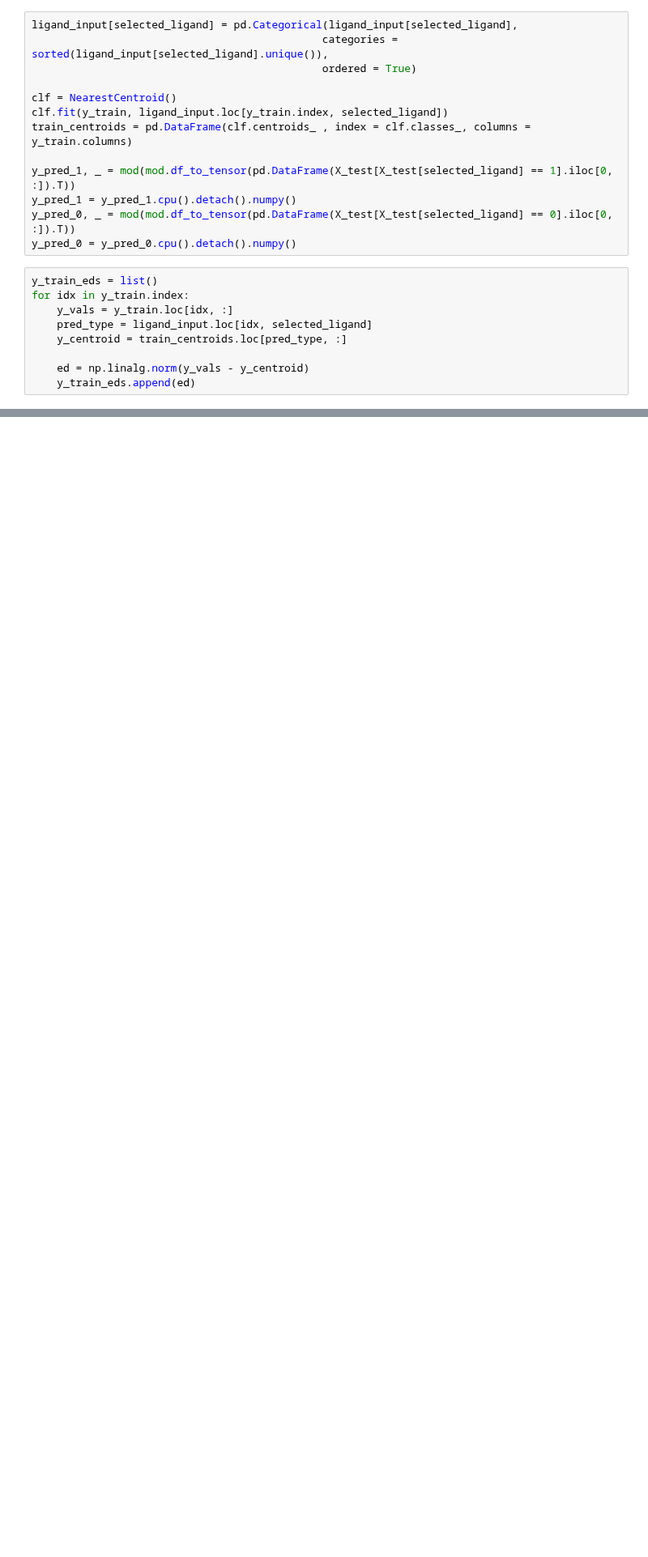
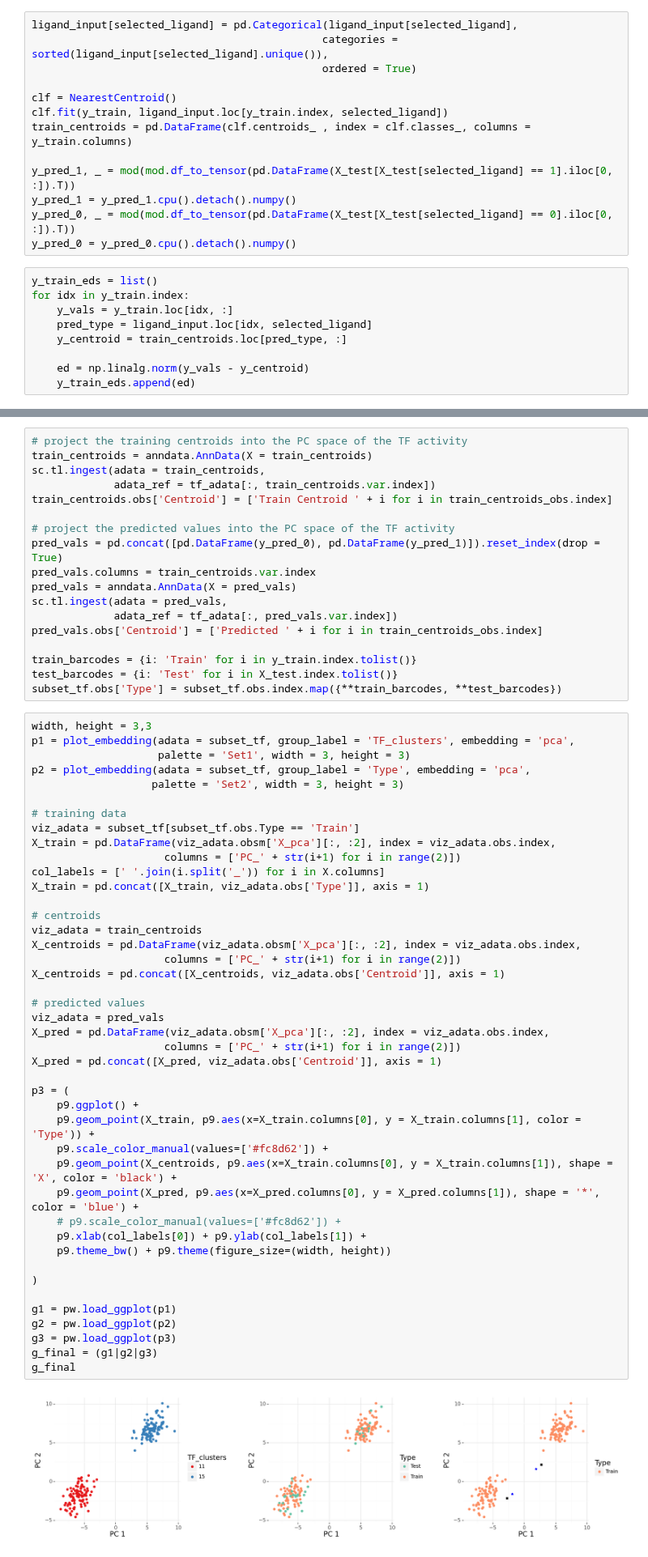
Before and after one commit to hmbaghdassarian/scLEMBAS, a Jupyter notebook: notebooks/02A_original_performance.ipynb, the cells around one changed output, grey strips where cells are left out. Shown at 81% size. Drawn from its saved outputs; the diff is of its cells as text; blank space fills up the shorter version.

Commit message:
multiplots p9, centroid visualization

```diff
--- a/notebooks/02A_original_performance.ipynb
+++ b/notebooks/02A_original_performance.ipynb
@@ -416,0 +402,63 @@ Show the centroid and predicted values in the PCA space:
+# %%
+# project the training centroids into the PC space of the TF activity
+train_centroids = anndata.AnnData(X = train_centroids)
+sc.tl.ingest(adata = train_centroids,
+             adata_ref = tf_adata[:, train_centroids.var.index])
+train_centroids.obs['Centroid'] = ['Train Centroid ' + i for i in train_centroids_obs.index]
+
+# project the predicted values into the PC space of the TF activity
+pred_vals = pd.concat([pd.DataFrame(y_pred_0), pd.DataFrame(y_pred_1)]).reset_index(drop = True)
+pred_vals.columns = train_centroids.var.index
+pred_vals = anndata.AnnData(X = pred_vals)
+sc.tl.ingest(adata = pred_vals,
+             adata_ref = tf_adata[:, pred_vals.var.index])
+pred_vals.obs['Centroid'] = ['Predicted ' + i for i in train_centroids_obs.index]
+
+train_barcodes = {i: 'Train' for i in y_train.index.tolist()}
+test_barcodes = {i: 'Test' for i in X_test.index.tolist()}
+subset_tf.obs['Type'] = subset_tf.obs.index.map({**train_barcodes, **test_barcodes})
+# %%
+width, height = 3,3
+p1 = plot_embedding(adata = subset_tf, group_label = 'TF_clusters', embedding = 'pca',
+                    palette = 'Set1', width = 3, height = 3)
+p2 = plot_embedding(adata = subset_tf, group_label = 'Type', embedding = 'pca',
+                   palette = 'Set2', width = 3, height = 3)
+
+# training data
+viz_adata = subset_tf[subset_tf.obs.Type == 'Train']
+X_train = pd.DataFrame(viz_adata.obsm['X_pca'][:, :2], index = viz_adata.obs.index,
+                     columns = ['PC_' + str(i+1) for i in range(2)])
+col_labels = [' '.join(i.split('_')) for i in X.columns]
+X_train = pd.concat([X_train, viz_adata.obs['Type']], axis = 1)
+
+# centroids
+viz_adata = train_centroids
+X_centroids = pd.DataFrame(viz_adata.obsm['X_pca'][:, :2], index = viz_adata.obs.index,
+                     columns = ['PC_' + str(i+1) for i in range(2)])
+X_centroids = pd.concat([X_centroids, viz_adata.obs['Centroid']], axis = 1)
+
+# predicted values
+viz_adata = pred_vals
+X_pred = pd.DataFrame(viz_adata.obsm['X_pca'][:, :2], index = viz_adata.obs.index,
+                     columns = ['PC_' + str(i+1) for i in range(2)])
+X_pred = pd.concat([X_pred, viz_adata.obs['Centroid']], axis = 1)
+
+p3 = (
+    p9.ggplot() +
+    p9.geom_point(X_train, p9.aes(x=X_train.columns[0], y = X_train.columns[1], color = 'Type')) +
+    p9.scale_color_manual(values=['#fc8d62']) +
+    p9.geom_point(X_centroids, p9.aes(x=X_train.columns[0], y = X_train.columns[1]), shape = 'X', color = 'black') +
+    p9.geom_point(X_pred, p9.aes(x=X_pred.columns[0], y = X_pred.columns[1]), shape = '*', color = 'blue') +
+    # p9.scale_color_manual(values=['#fc8d62']) +
+    p9.xlab(col_labels[0]) + p9.ylab(col_labels[1]) +
+    p9.theme_bw() + p9.theme(figure_size=(width, height))
+
+)
+
+g1 = pw.load_ggplot(p1)
+g2 = pw.load_ggplot(p2)
+g3 = pw.load_ggplot(p3)
+g_final = (g1|g2|g3)
+g_final
+# %% [output]
+[figure, added]
```
Also changed, not shown: parts of 7 cells of this notebook, 3 other files.
